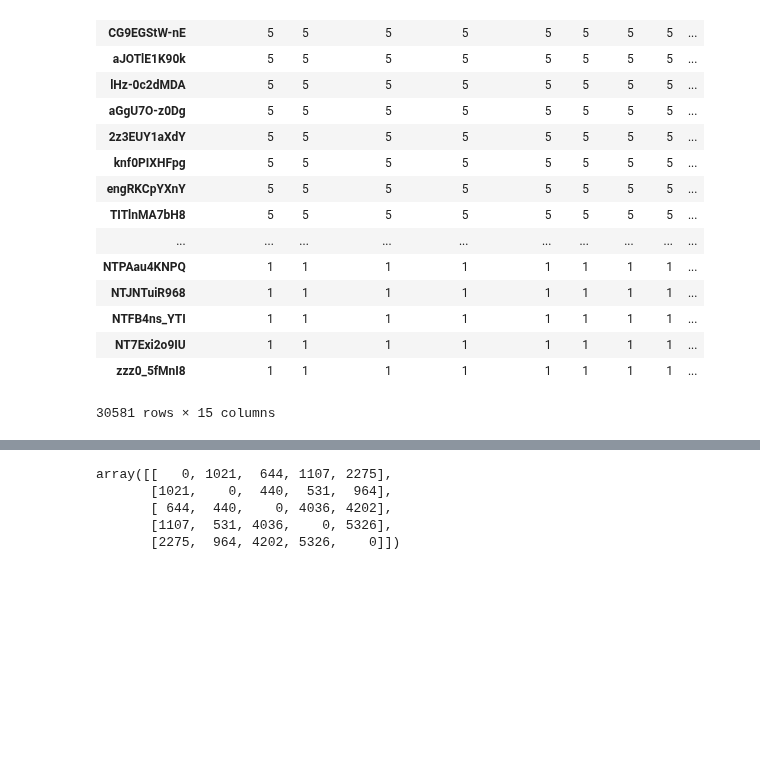
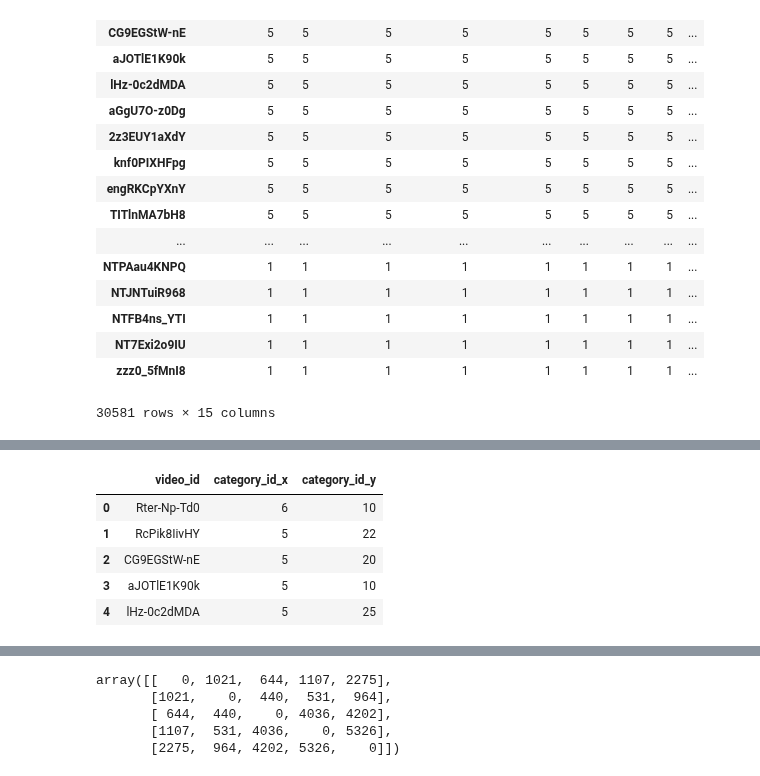
Before and after one commit to Laszarus/dsi-pandas-eda-case-study, a Jupyter notebook: category.ipynb, the cells around one changed output, grey strips where cells are left out. Drawn from its saved outputs; the diff is of its cells as text; code cells hidden in the pictures; blank space fills up the shorter version.

```diff
--- a/category.ipynb
+++ b/category.ipynb
@@ -117,9 +133,17 @@ gb_trends = pd.merge(gb_grpby_obj.sort_values(by = 'category_id', ascending = Fa
 # %%
 fr_category_df_ND = fr_data[['video_id', 'category_id']].drop_duplicates()
 fr_category_df = fr_data[['video_id', 'category_id']]
 fr_grpby_obj = fr_category_df.groupby('video_id').count()
 fr_grpby_obj.sort_values(by = 'category_id', ascending = False)
 fr_trends = pd.merge(fr_grpby_obj.sort_values(by = 'category_id', ascending = False), fr_category_df_ND, on = 'video_id' )
+fr_trends.head()
+# %% [output]
+|  | video_id | category_id_x | category_id_y |
+| 0 | Rter-Np-Td0 | 6 | 10 |
+| 1 | RcPik8IivHY | 5 | 22 |
+| 2 | CG9EGStW-nE | 5 | 20 |
+| 3 | aJOTlE1K90k | 5 | 10 |
+| 4 | lHz-0c2dMDA | 5 | 25 |
 # %%
 de_category_df_ND = de_data[['video_id', 'category_id']].drop_duplicates()
 de_category_df = de_data[['video_id', 'category_id']]
```
Also changed, not shown: parts of 4 cells of this notebook, 4 other files.
